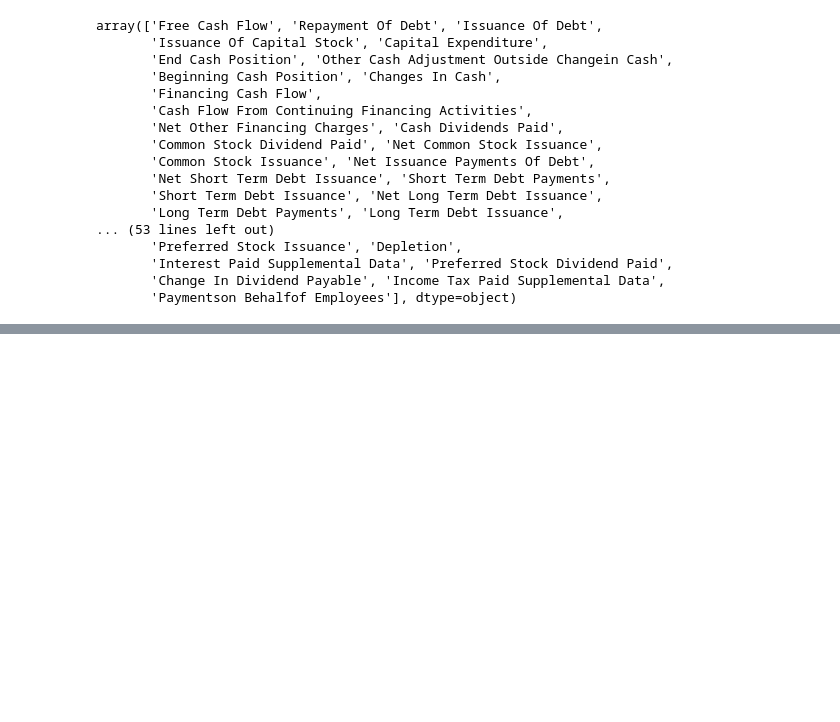
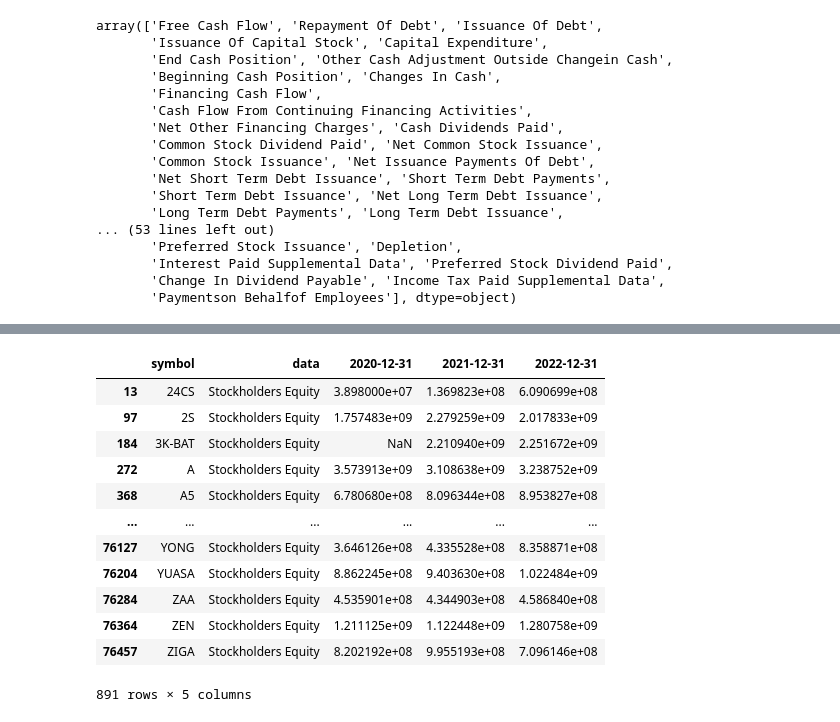
Before and after one commit to suparuek2405/Stock-screening-with-python, a Jupyter notebook: Group_assignment_Tacocat_set_yfinance.ipynb, the cells around one changed output, grey strips where cells are left out. Saved outputs shown, nothing was run; the diff lists cells and outputs as text; code cells hidden in the pictures; blank space fills up the shorter version.

```diff
--- a/Group_assignment_Tacocat_set_yfinance.ipynb
+++ b/Group_assignment_Tacocat_set_yfinance.ipynb
@@ -271,0 +419,16 @@ array(['Free Cash Flow', 'Repayment Of Debt', 'Issuance Of Debt',
+# %%
+stockholder_equity
+# %% [output]
+|  | symbol | data | 2020-12-31 | 2021-12-31 | 2022-12-31 |
+| 13 | 24CS | Stockholders Equity | 3.898000e+07 | 1.369823e+08 | 6.090699e+08 |
+| 97 | 2S | Stockholders Equity | 1.757483e+09 | 2.279259e+09 | 2.017833e+09 |
+| 184 | 3K-BAT | Stockholders Equity | NaN | 2.210940e+09 | 2.251672e+09 |
+| 272 | A | Stockholders Equity | 3.573913e+09 | 3.108638e+09 | 3.238752e+09 |
+| 368 | A5 | Stockholders Equity | 6.780680e+08 | 8.096344e+08 | 8.953827e+08 |
+| ... | ... | ... | ... | ... | ... |
+| 76127 | YONG | Stockholders Equity | 3.646126e+08 | 4.335528e+08 | 8.358871e+08 |
+| 76204 | YUASA | Stockholders Equity | 8.862245e+08 | 9.403630e+08 | 1.022484e+09 |
+| 76284 | ZAA | Stockholders Equity | 4.535901e+08 | 4.344903e+08 | 4.586840e+08 |
+| 76364 | ZEN | Stockholders Equity | 1.211125e+09 | 1.122448e+09 | 1.280758e+09 |
+| 76457 | ZIGA | Stockholders Equity | 8.202192e+08 | 9.955193e+08 | 7.096146e+08 |
+891 rows × 5 columns
```
Also changed, not shown: parts of 7 cells of this notebook.
